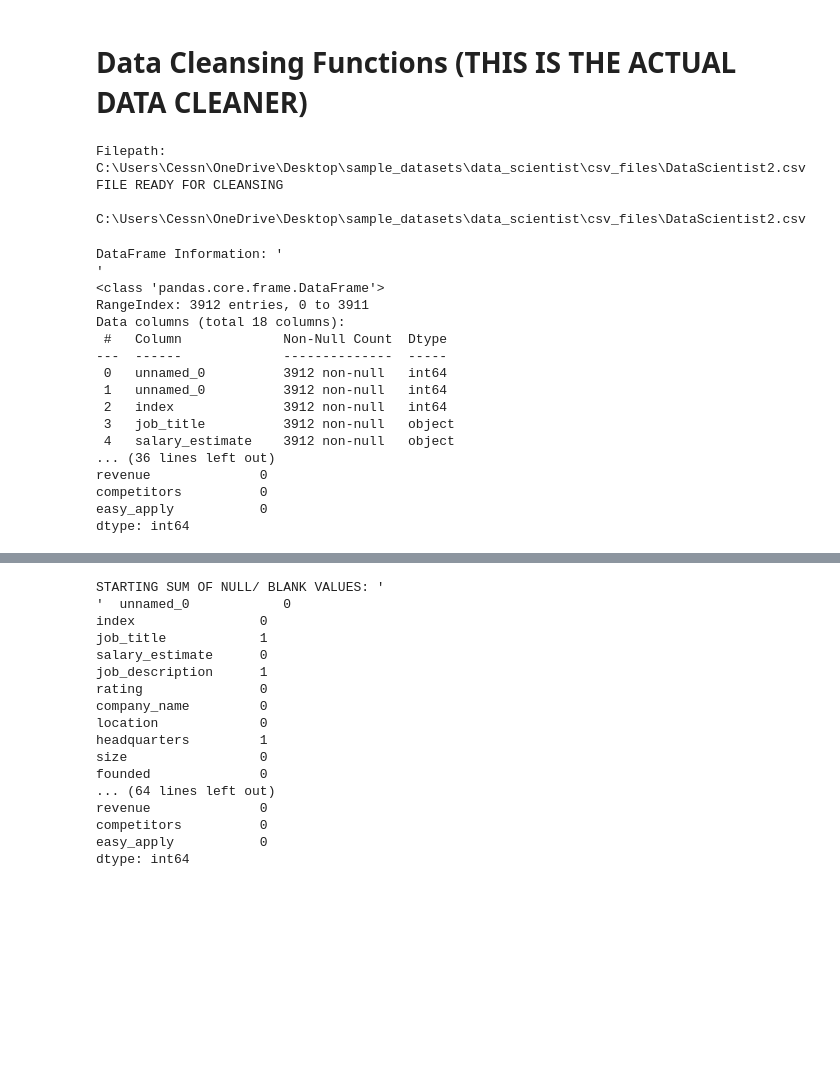
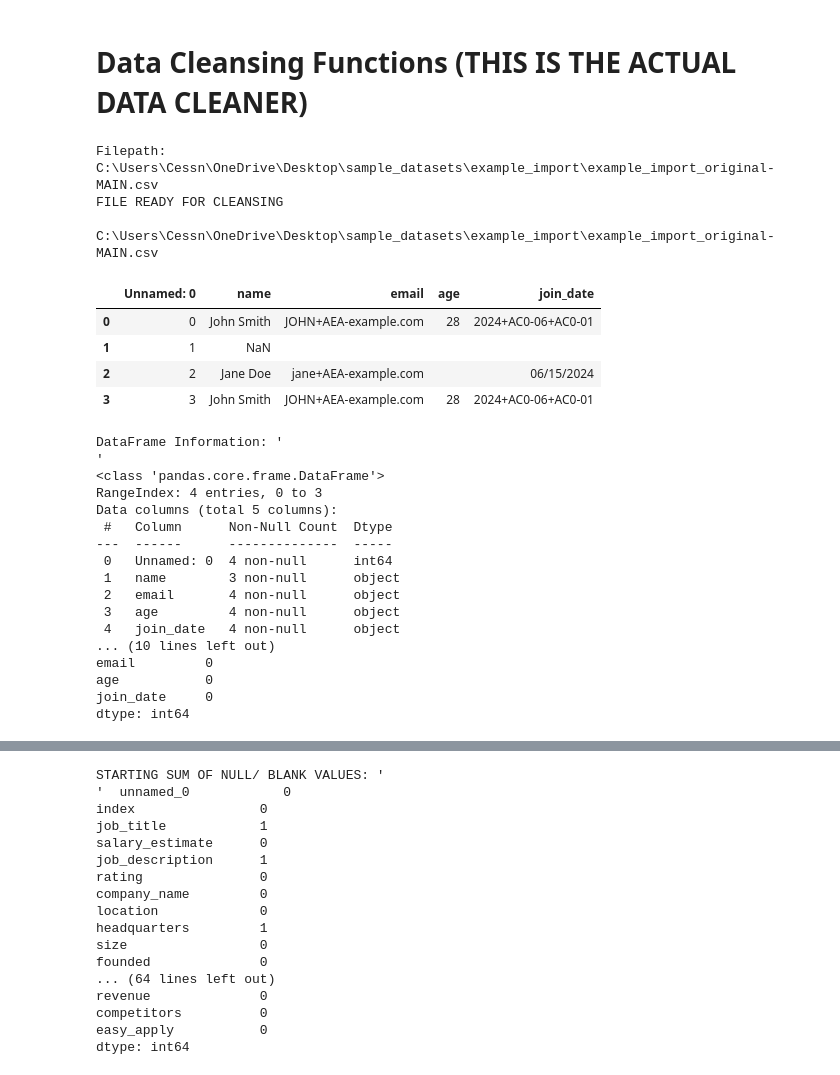
Before and after one commit to colinrodney/data_cleanser, a Jupyter notebook: jupyter_notebooks/DATA_CLEANSING.ipynb, the cells around one changed output, grey strips where cells are left out. Cells and saved outputs as stored; diff of their text form; code cells hidden in the pictures; blank space fills up the shorter version.

```diff
--- a/jupyter_notebooks/DATA_CLEANSING.ipynb
+++ b/jupyter_notebooks/DATA_CLEANSING.ipynb
@@ -79,10 +79,11 @@ def create_dataframe(file_path):
 
 
 # FUNCTION CALL create_dataframe() function - NOTE: df_2_2 stores deep copied file on which actual data cleansing happens!
-df_2, file_path = create_dataframe(r'C:\Users\Cessn\OneDrive\Desktop\sample_datasets\data_scientist\csv_files\DataScientist2.csv')
+# df_2, file_path = create_dataframe(r'C:\Users\Cessn\OneDrive\Desktop\sample_datasets\data_scientist\csv_files\DataScientist2.csv')
+df_2, file_path = create_dataframe(r'C:\Users\Cessn\OneDrive\Desktop\sample_datasets\example_import\example_import_original-MAIN.csv')
 print(f"{file_path}")
 # %% [output]
-Filepath:  C:\Users\Cessn\OneDrive\Desktop\sample_datasets\data_scientist\csv_files\DataScientist2.csv
+Filepath:  C:\Users\Cessn\OneDrive\Desktop\sample_datasets\example_import\example_import_original-MAIN.csv
 FILE READY FOR CLEANSING
 
-C:\Users\Cessn\OneDrive\Desktop\sample_datasets\data_scientist\csv_files\DataScientist2.csv
+C:\Users\Cessn\OneDrive\Desktop\sample_datasets\example_import\example_import_original-MAIN.csv
@@ -112,3 +90,11 @@ df_2 = clean_column_names(df_2)
+# %%
+df_2
+# %% [output]
+|  | Unnamed: 0 | name | email | age | join_date |
+| 0 | 0 | John Smith | JOHN+AEA-example.com | 28 | 2024+AC0-06+AC0-01 |
+| 1 | 1 | NaN |  |  |  |
+| 2 | 2 | Jane Doe | jane+AEA-example.com |  | 06/15/2024 |
+| 3 | 3 | John Smith | JOHN+AEA-example.com | 28 | 2024+AC0-06+AC0-01 |
 # %%
 # SUMMARIZE DATA SET
 ''' Ex: Column Names, '''
@@ -128,17 +114,17 @@ summary_data = summarize_data(df_2)
 DataFrame Information: '
 '
 <class 'pandas.core.frame.DataFrame'>
-RangeIndex: 3912 entries, 0 to 3911
-Data columns (total 18 columns):
- #   Column             Non-Null Count  Dtype
----  ------             --------------  -----
- 0   unnamed_0          3912 non-null   int64
- 1   unnamed_0          3912 non-null   int64
- 2   index              3912 non-null   int64
- 3   job_title          3912 non-null   object
- 4   salary_estimate    3912 non-null   object
-... (36 lines left out)
-revenue              0
-competitors          0
-easy_apply           0
+RangeIndex: 4 entries, 0 to 3
+Data columns (total 5 columns):
+ #   Column      Non-Null Count  Dtype
+---  ------      --------------  -----
+ 0   Unnamed: 0  4 non-null      int64
+ 1   name        3 non-null      object
+ 2   email       4 non-null      object
+ 3   age         4 non-null      object
+ 4   join_date   4 non-null      object
+... (10 lines left out)
+email         0
+age           0
+join_date     0
 dtype: int64
```
Also changed, not shown: parts of 12 cells of this notebook.
